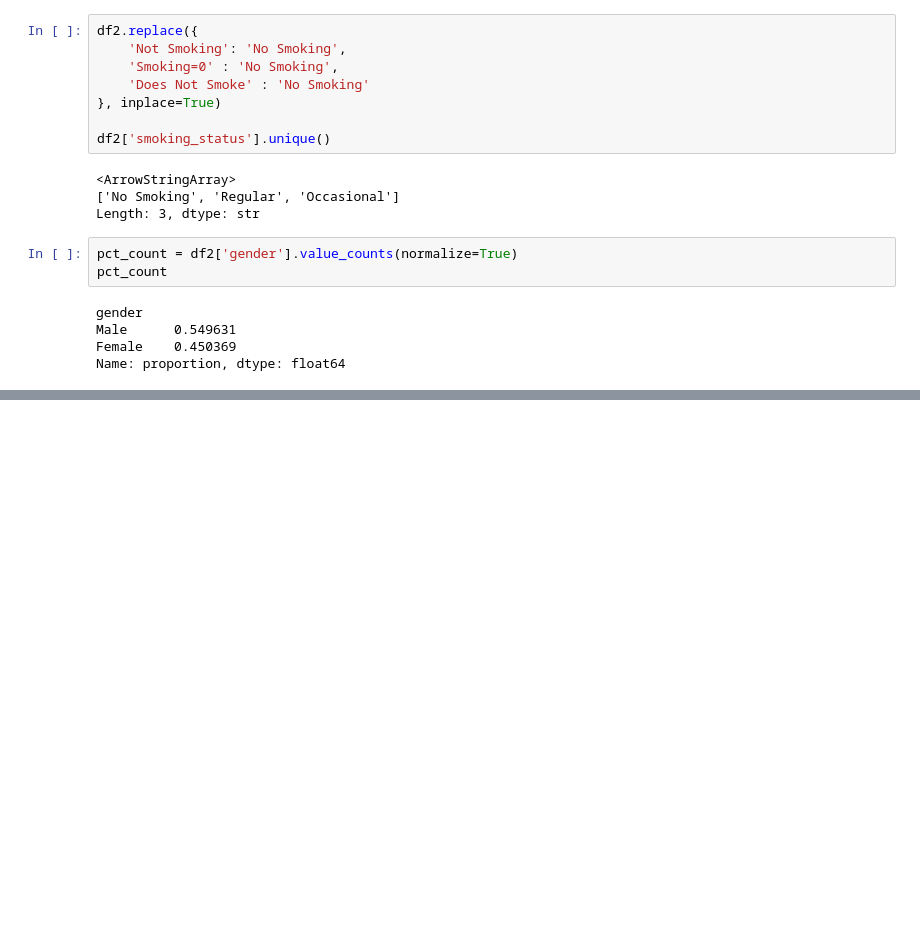
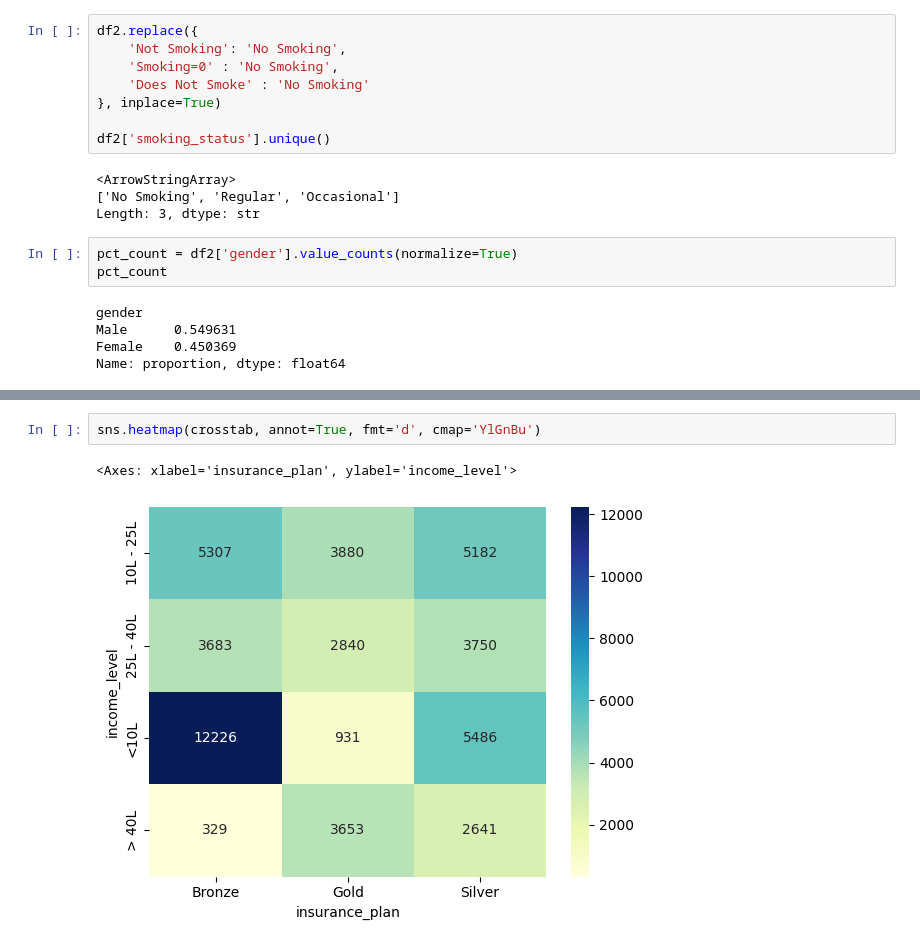
Before and after one commit to ittihadur/ML-Regression-Project, a Jupyter notebook: ML REGRESSION.ipynb, the cells around one changed output, grey strips where cells are left out. Saved outputs shown, nothing was run; the diff lists cells and outputs as text; blank space fills up the shorter version.

```diff
--- a/ML REGRESSION.ipynb
+++ b/ML REGRESSION.ipynb
@@ -224,0 +258,5 @@ Name: proportion, dtype: float64
+# %%
+sns.heatmap(crosstab, annot=True, fmt='d', cmap='YlGnBu')
+# %% [output]
+<Axes: xlabel='insurance_plan', ylabel='income_level'>
+[figure, added]
```
Also changed, not shown: parts of 4 cells of this notebook.
